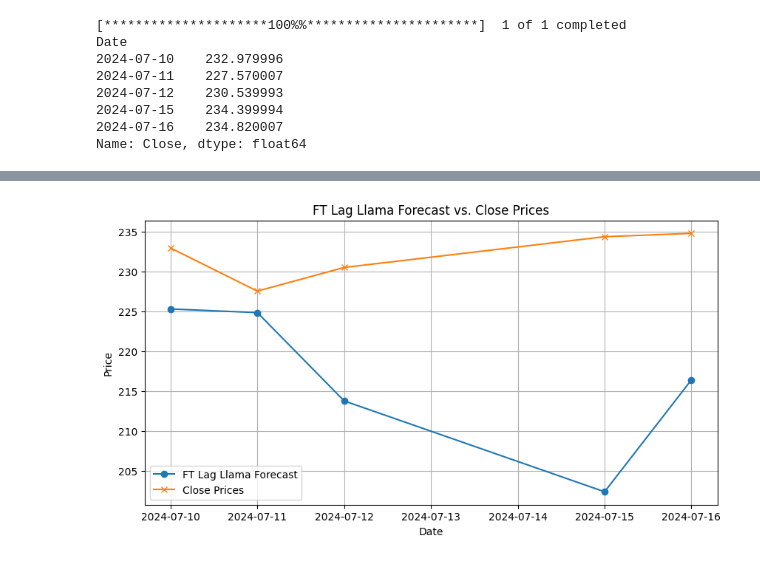
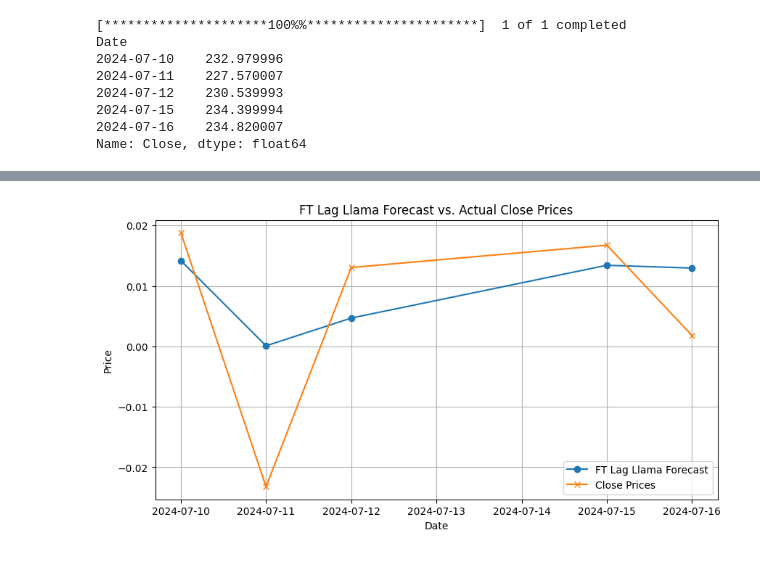
Before and after one commit to filip-topic/Time-Series-Foundation-Models-in-Financial-time-series-prediction, a Jupyter notebook: notebook.ipynb, the cells around one changed output, grey strips where cells are left out. Drawn from its saved outputs; the diff is of its cells as text; code cells hidden in the pictures.

Commit message:
fine tuned the lag llama on simple returns

```diff
--- a/notebook.ipynb
+++ b/notebook.ipynb
@@ -26,7 +26,7 @@ from dash.dependencies import Input, Output
 # %%
 PREDICTION_LENGTH = 5 # currentlz only works for PREDICTION_LENGTH > 1
 FREQUENCY = "daily" # currently we only have dailz frequency
-TYPE_OF_DATA = "stock" # currently we only have stock prices saved
+TYPE_OF_DATA = "return" # currently we only have stock prices saved
 MODELS = ["arima", "llama"] # currentlz works onlz for these two
 FOLDS = 5 # for TSCV
 CONTEXT_LENGTH = 64
@@ -511,3 +510,21 @@ Date
 2024-07-15    234.399994
 2024-07-16    234.820007
 Name: Close, dtype: float64
+# %%
+ticker_symbol = 'AAPL'
+
+# Define the date range
+start_date = '2024-07-09'
+end_date = '2024-07-17'  # Slightly beyond the 14th to ensure we get 5 returns
+
+# Download the data
+data = yf.download(ticker_symbol, start=start_date, end=end_date)
+
+# Calculate daily returns
+data['Daily Return'] = data['Close'].pct_change()
+
+# Extract the relevant daily returns
+daily_returns = data['Daily Return'].dropna().iloc[:5]
+
+# Display the daily returns
+print(daily_returns)
@@ -514,22 +540,22 @@ Name: Close, dtype: float64
 # %%
 dates = pd.date_range(start='2024-07-10', end='2024-07-16', freq='B')
 
 ft_lag_llama_forecast_series = pd.Series(ft_lag_llama_forecast, index=dates)
-close_prices_series = pd.Series(close_prices, index=dates)
+close_prices_series = pd.Series(daily_returns, index=dates)
 
 # Plot the data
 plt.figure(figsize=(10, 5))
 plt.plot(ft_lag_llama_forecast_series, label='FT Lag Llama Forecast', marker='o')
 plt.plot(close_prices_series, label='Close Prices', marker='x')
 
 # Adding title and labels
 plt.title('FT Lag Llama Forecast vs. Actual Close Prices')
 plt.xlabel('Date')
 plt.ylabel('Price')
 plt.legend()
 plt.grid(True)
 
 # Show the plot
 plt.show()
 # %% [output]
-[figure, old version]
+[figure, new version]
```
Also changed, not shown: parts of 3 cells of this notebook, 3 other files.
